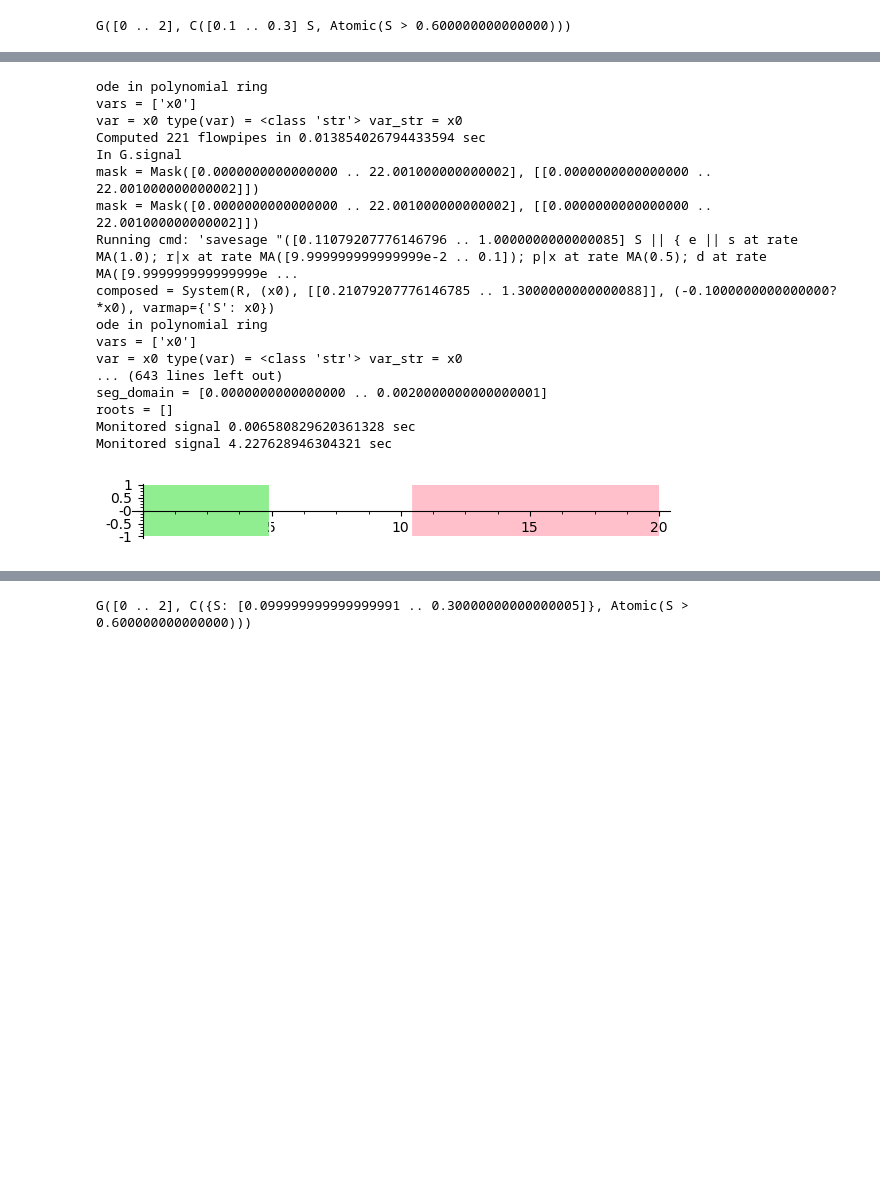
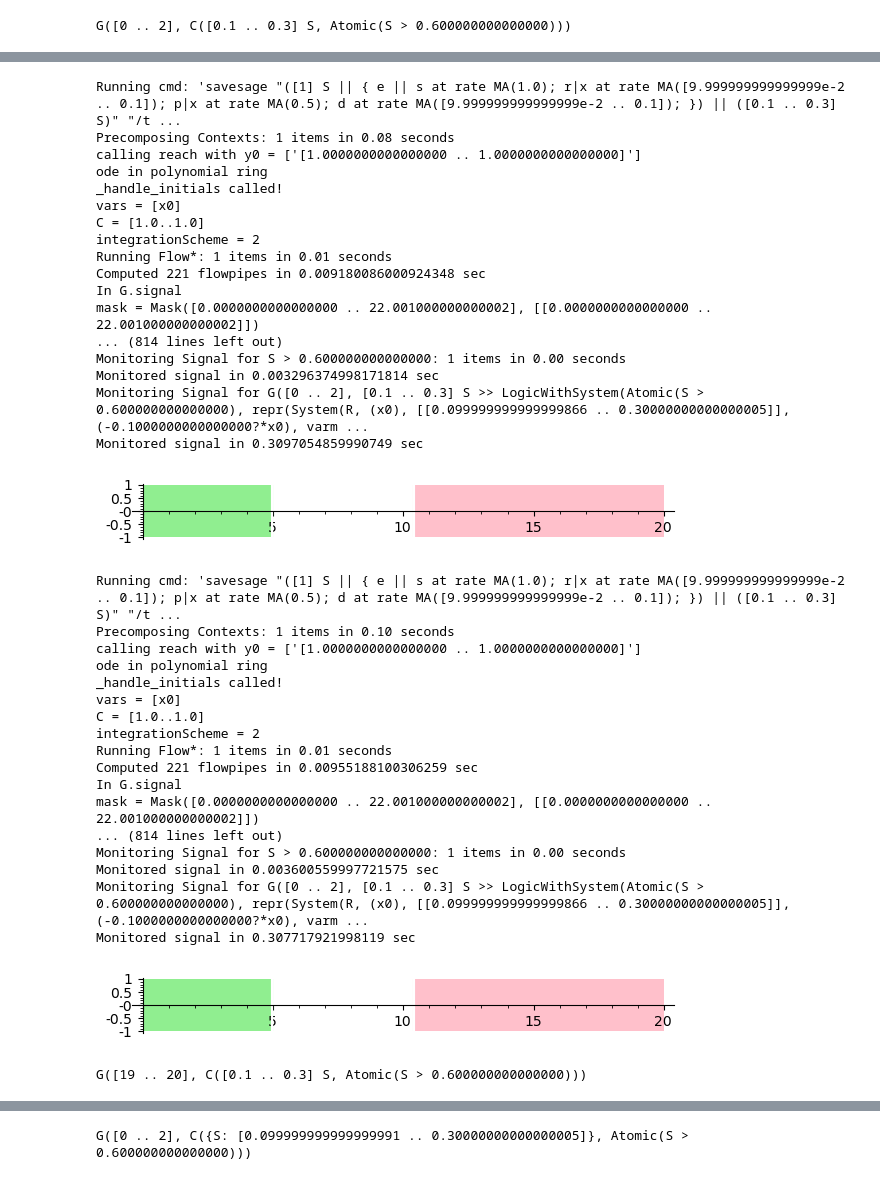
Before and after one commit to twright/Logic-of-Behaviour-in-Uncertain-Contexts, a Jupyter notebook: notebooks/Enzyme contexts.ipynb, the cells around one changed output, grey strips where cells are left out. Drawn from its saved outputs; the diff is of its cells as text; code cells hidden in the pictures; blank space fills up the shorter version.

```diff
--- a/notebooks/Enzyme contexts.ipynb
+++ b/notebooks/Enzyme contexts.ipynb
@@ -88,21 +100,46 @@ Monitored signal 4.36231255531311 sec
+# %%
+sig2 = prop2.signal_for_system(sys1, 20, use_masks=True); sig2.plot()
+# %% [output]
+Running cmd: 'savesage "([1] S || { e || s at rate MA(1.0); r|x at rate MA([9.999999999999999e-2 .. 0.1]); p|x at rate MA(0.5); d at rate MA([9.999999999999999e-2 .. 0.1]); }) || ([0.1 .. 0.3] S)" "/t ...
+Precomposing Contexts: 1 items in 0.08 seconds
+calling reach with y0 = ['[1.0000000000000000 .. 1.0000000000000000]']
+ode in polynomial ring
+_handle_initials called!
+vars = [x0]
+C = [1.0..1.0]
+integrationScheme = 2
+Running Flow*: 1 items in 0.01 seconds
+Computed 221 flowpipes in 0.009180086000924348 sec
+In G.signal
+mask = Mask([0.0000000000000000 .. 22.001000000000002], [[0.0000000000000000 .. 22.001000000000002]])
+... (814 lines left out)
+Monitoring Signal for S > 0.600000000000000: 1 items in 0.00 seconds
+Monitored signal in 0.003296374998171814 sec
+Monitoring Signal for G([0 .. 2], [0.1 .. 0.3] S >> LogicWithSystem(Atomic(S > 0.600000000000000), repr(System(R, (x0), [[0.099999999999999866 .. 0.30000000000000005]], (-0.1000000000000000?*x0), varm ...
+Monitored signal in 0.3097054859990749 sec
+[figure, added]
 # %%
 sig2 = prop2.signal_for_system(sys1, 20, use_masks=True, symbolic_composition=True); sig2.plot()
 # %% [output]
+Running cmd: 'savesage "([1] S || { e || s at rate MA(1.0); r|x at rate MA([9.999999999999999e-2 .. 0.1]); p|x at rate MA(0.5); d at rate MA([9.999999999999999e-2 .. 0.1]); }) || ([0.1 .. 0.3] S)" "/t ...
+Precomposing Contexts: 1 items in 0.10 seconds
+calling reach with y0 = ['[1.0000000000000000 .. 1.0000000000000000]']
 ode in polynomial ring
-vars = ['x0']
-var = x0 type(var) = <class 'str'> var_str = x0
-Computed 221 flowpipes in 0.013854026794433594 sec
+_handle_initials called!
+vars = [x0]
+C = [1.0..1.0]
+integrationScheme = 2
+Running Flow*: 1 items in 0.01 seconds
+Computed 221 flowpipes in 0.00955188100306259 sec
 In G.signal
 mask = Mask([0.0000000000000000 .. 22.001000000000002], [[0.0000000000000000 .. 22.001000000000002]])
-mask = Mask([0.0000000000000000 .. 22.001000000000002], [[0.0000000000000000 .. 22.001000000000002]])
-Running cmd: 'savesage "([0.11079207776146796 .. 1.0000000000000085] S || { e || s at rate MA(1.0); r|x at rate MA([9.999999999999999e-2 .. 0.1]); p|x at rate MA(0.5); d at rate MA([9.999999999999999e ...
-composed = System(R, (x0), [[0.21079207776146785 .. 1.3000000000000088]], (-0.1000000000000000?*x0), varmap={'S': x0})
-ode in polynomial ring
-vars = ['x0']
-var = x0 type(var) = <class 'str'> var_str = x0
-... (643 lines left out)
-seg_domain = [0.0000000000000000 .. 0.0020000000000000001]
-roots = []
-Monitored signal 0.006580829620361328 sec
-Monitored signal 4.227628946304321 sec
+... (814 lines left out)
+Monitoring Signal for S > 0.600000000000000: 1 items in 0.00 seconds
+Monitored signal in 0.003600559997721575 sec
+Monitoring Signal for G([0 .. 2], [0.1 .. 0.3] S >> LogicWithSystem(Atomic(S > 0.600000000000000), repr(System(R, (x0), [[0.099999999999999866 .. 0.30000000000000005]], (-0.1000000000000000?*x0), varm ...
+Monitored signal in 0.307717921998119 sec
-[figure, old version]
+[figure, new version]
+# %%
+prop2 = G(RIF(19, 20), "[0.1 .. 0.3] S" >> Atomic(var("S") > 0.6)); prop2
+# %% [output]
+G([19 .. 20], C([0.1 .. 0.3] S, Atomic(S > 0.600000000000000)))
```
Also changed, not shown: parts of 38 cells of this notebook, 15 other files.
